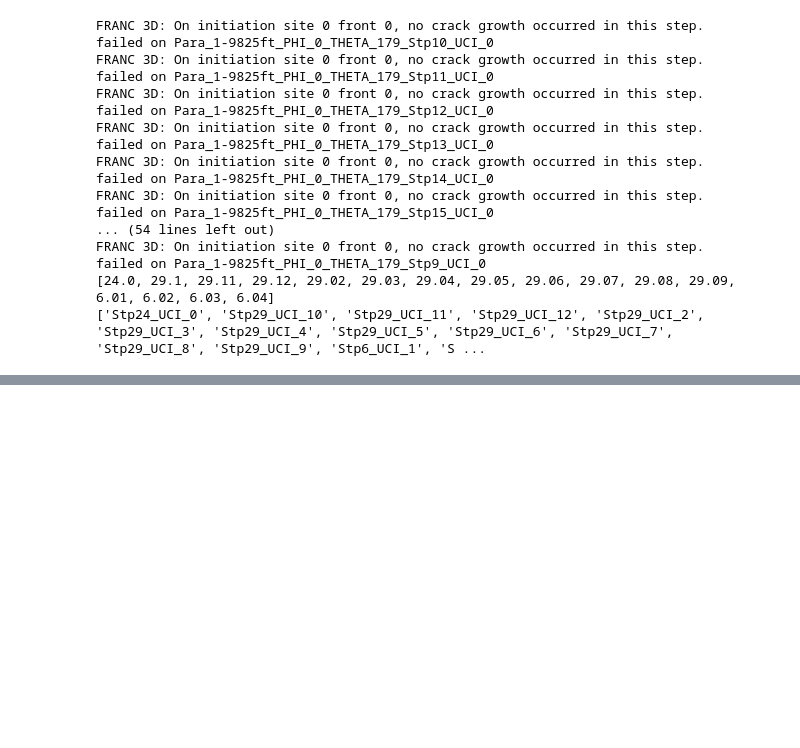
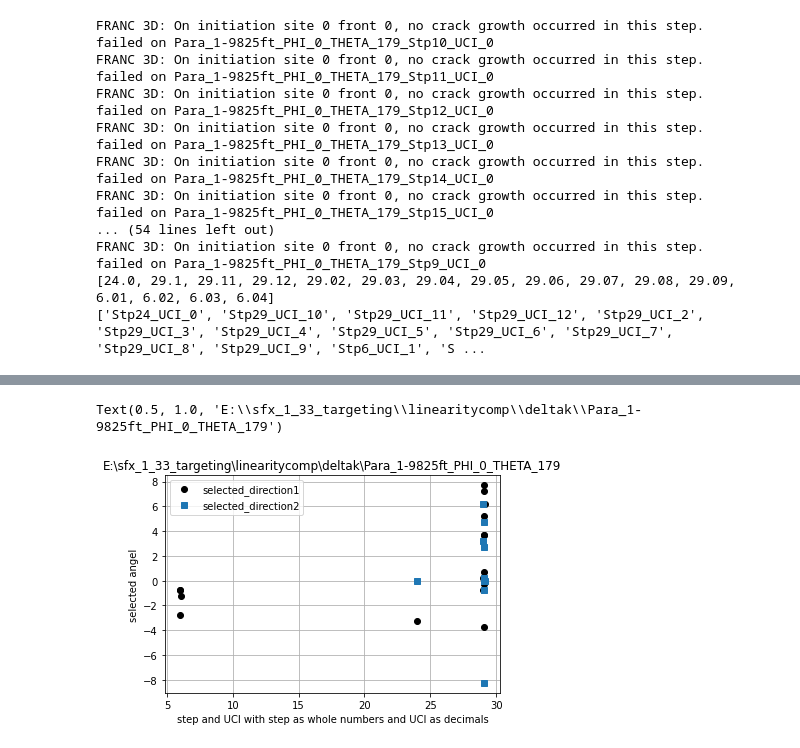
Before and after one commit to Bjorn-jo/sfxcodes, a Jupyter notebook: anglevsfibers.ipynb, the cells around one changed output, grey strips where cells are left out. Saved outputs shown, nothing was run; the diff lists cells and outputs as text; code cells hidden in the pictures; blank space fills up the shorter version.

```diff
--- a/anglevsfibers.ipynb
+++ b/anglevsfibers.ipynb
@@ -400,0 +408,13 @@ Text(0.5, 1.0, 'E:\\sfx_1_33_targeting\\linearitycomp\\deltak\\Para_1-9825ft_PHI
+# %%
+plt.plot(folder_listnum,selected_direction1,'o',color='black',label='selected_direction1')
+plt.plot(folder_listnum2,selected_direction2,'s', label='selected_direction2')
+#plt.plot([max(folder_listnum2),max(folder_listnum2)],[1,5],label='end of front 2')
+plt.xlabel('step and UCI with step as whole numbers and UCI as decimals')
+plt.ylabel('selected angel')
+plt.legend(loc='upper left')
+#plt.axis([20.75,21.25,1,10])
+plt.grid()
+plt.title(folder_path)
+# %% [output]
+Text(0.5, 1.0, 'E:\\sfx_1_33_targeting\\linearitycomp\\deltak\\Para_1-9825ft_PHI_0_THETA_179')
+[figure, added]
```
Also changed, not shown: parts of 4 cells of this notebook.
